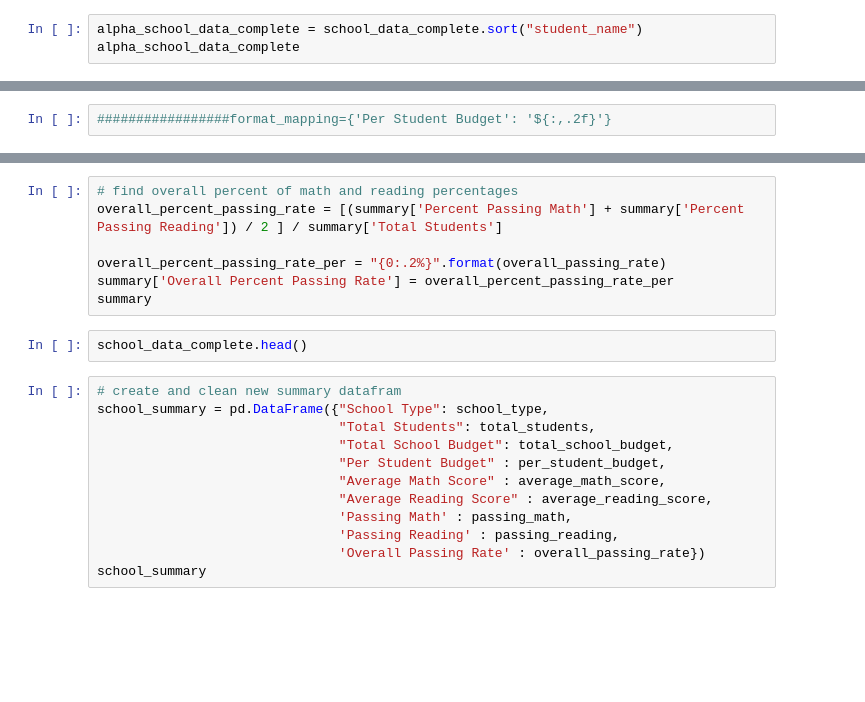
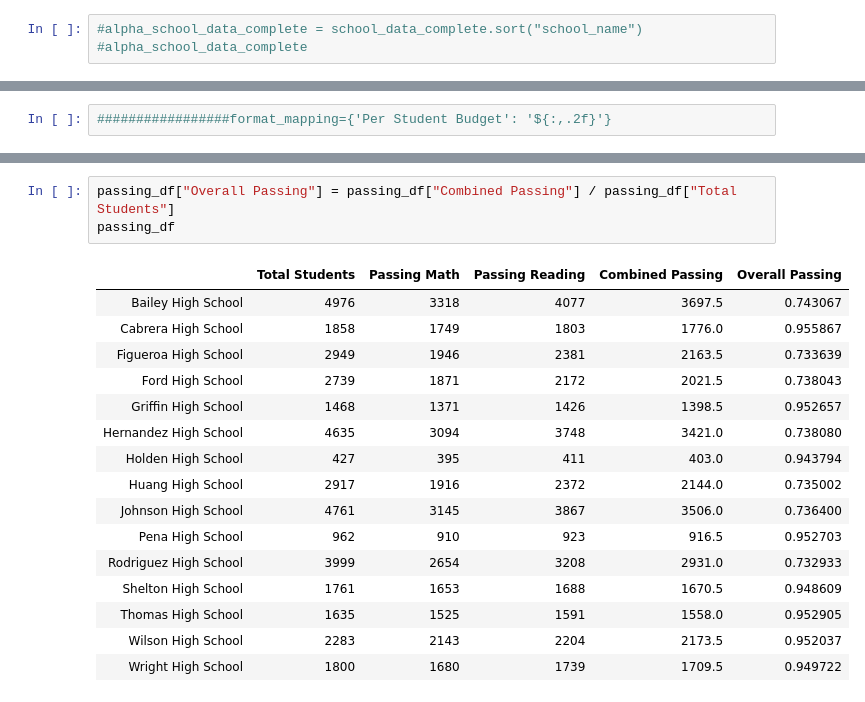
Before and after one commit to ejmayer/PyCitySchools, a Jupyter notebook: CitySchools.ipynb, the cells around one changed output, grey strips where cells are left out. Saved outputs shown, nothing was run; the diff lists cells and outputs as text; blank space fills up the shorter version.

```diff
--- a/CitySchools.ipynb
+++ b/CitySchools.ipynb
@@ -209,3 +242,3 @@ dtype: object
 # %%
-alpha_school_data_complete = school_data_complete.sort("student_name")
-alpha_school_data_complete
+#alpha_school_data_complete = school_data_complete.sort("school_name")
+#alpha_school_data_complete
@@ -355,21 +670,20 @@ passing_df
-# %%
-# find overall percent of math and reading percentages
-overall_percent_passing_rate = [(summary['Percent Passing Math'] + summary['Percent Passing Reading']) / 2 ] / summary['Total Students']
-
-overall_percent_passing_rate_per = "{0:.2%}".format(overall_passing_rate)
-summary['Overall Percent Passing Rate'] = overall_percent_passing_rate_per
-summary
-# %%
-school_data_complete.head()
-# %%
-# create and clean new summary datafram
-school_summary = pd.DataFrame({"School Type": school_type,
-                               "Total Students": total_students,
-                               "Total School Budget": total_school_budget,
-                               "Per Student Budget" : per_student_budget,
-                               "Average Math Score" : average_math_score,
-                               "Average Reading Score" : average_reading_score,
-                               'Passing Math' : passing_math,
-                               'Passing Reading' : passing_reading,
-                               'Overall Passing Rate' : overall_passing_rate})
-school_summary
+# %%
+passing_df["Overall Passing"] = passing_df["Combined Passing"] / passing_df["Total Students"]
+passing_df
+# %% [output]
+|  | Total Students | Passing Math | Passing Reading | Combined Passing | Overall Passing |
+| Bailey High School | 4976 | 3318 | 4077 | 3697.5 | 0.743067 |
+| Cabrera High School | 1858 | 1749 | 1803 | 1776.0 | 0.955867 |
+| Figueroa High School | 2949 | 1946 | 2381 | 2163.5 | 0.733639 |
+| Ford High School | 2739 | 1871 | 2172 | 2021.5 | 0.738043 |
+| Griffin High School | 1468 | 1371 | 1426 | 1398.5 | 0.952657 |
+| Hernandez High School | 4635 | 3094 | 3748 | 3421.0 | 0.738080 |
+| Holden High School | 427 | 395 | 411 | 403.0 | 0.943794 |
+| Huang High School | 2917 | 1916 | 2372 | 2144.0 | 0.735002 |
+| Johnson High School | 4761 | 3145 | 3867 | 3506.0 | 0.736400 |
+| Pena High School | 962 | 910 | 923 | 916.5 | 0.952703 |
+| Rodriguez High School | 3999 | 2654 | 3208 | 2931.0 | 0.732933 |
+| Shelton High School | 1761 | 1653 | 1688 | 1670.5 | 0.948609 |
+| Thomas High School | 1635 | 1525 | 1591 | 1558.0 | 0.952905 |
+| Wilson High School | 2283 | 2143 | 2204 | 2173.5 | 0.952037 |
+| Wright High School | 1800 | 1680 | 1739 | 1709.5 | 0.949722 |
```
Also changed, not shown: parts of 39 cells of this notebook.
